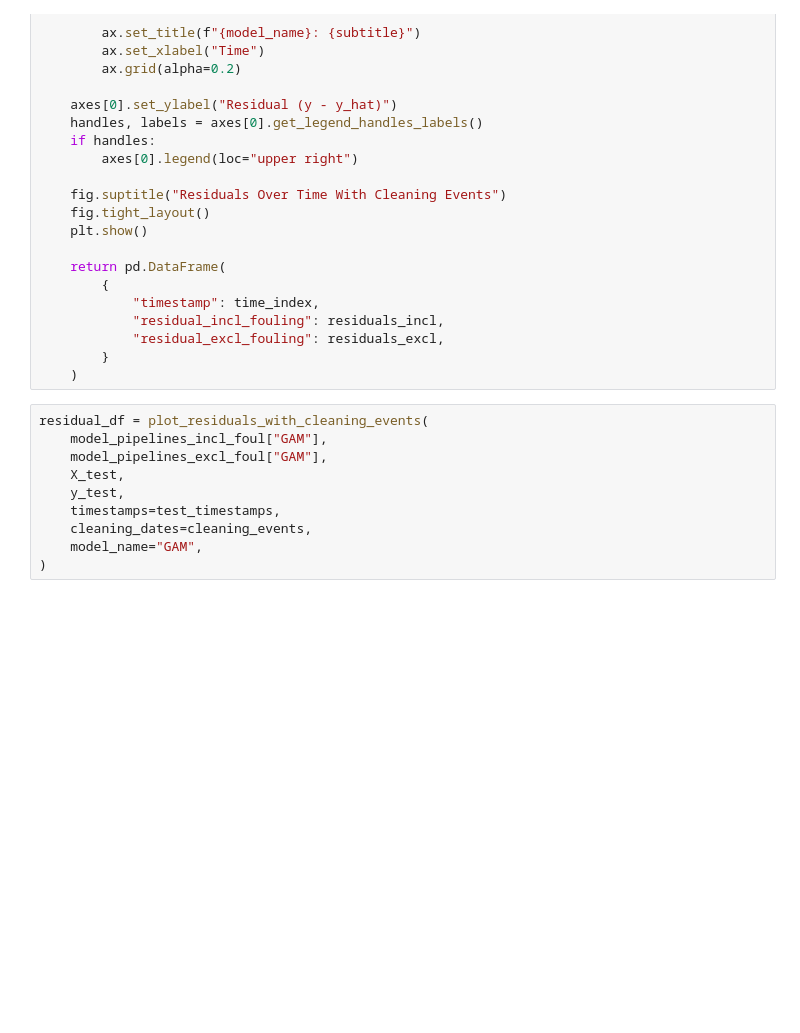
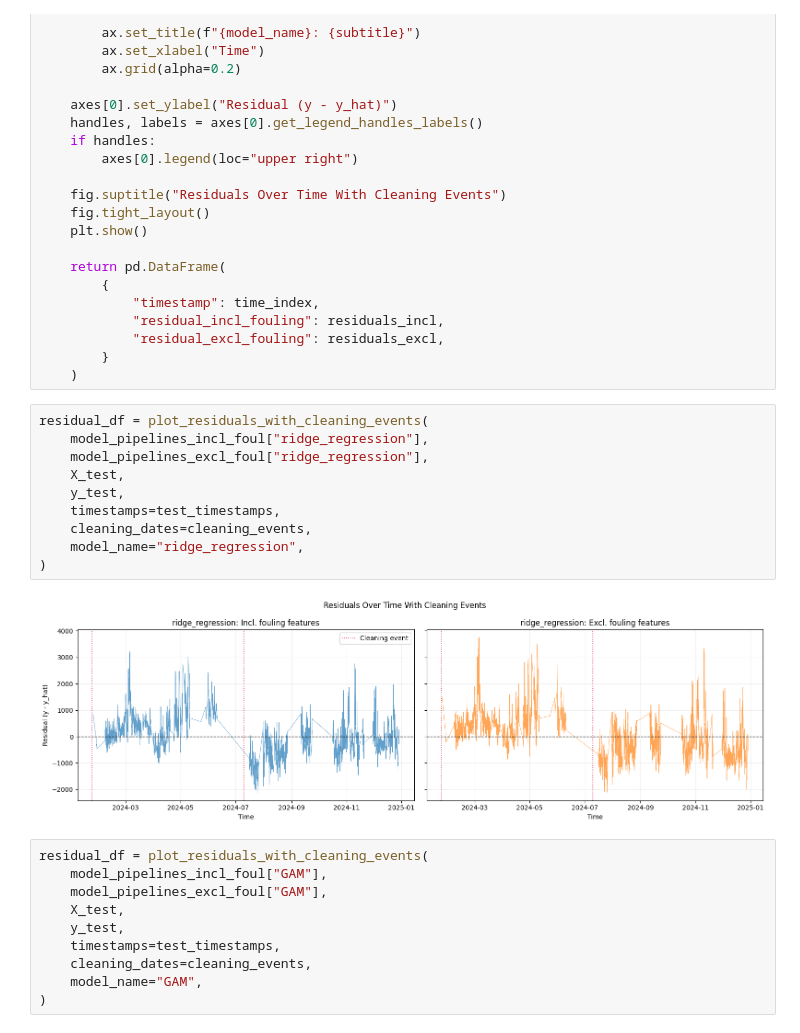
Before and after one commit to AugustBjerg/Master-s-thesis, a Jupyter notebook: code/modelling/notebooks/evaluation.ipynb, the cells around one changed output. Drawn from its saved outputs; the diff is of its cells as text; blank space fills up the shorter version.

Commit message:
WIP - model tuning and specs

```diff
--- a/code/modelling/notebooks/evaluation.ipynb
+++ b/code/modelling/notebooks/evaluation.ipynb
@@ -400,6 +398,18 @@ def plot_residuals_with_cleaning_events(
             "residual_excl_fouling": residuals_excl,
         }
     )
+# %%
+residual_df = plot_residuals_with_cleaning_events(
+    model_pipelines_incl_foul["ridge_regression"],
+    model_pipelines_excl_foul["ridge_regression"],
+    X_test,
+    y_test,
+    timestamps=test_timestamps,
+    cleaning_dates=cleaning_events,
+    model_name="ridge_regression",
+)
+# %% [output]
+[figure, added]
 # %%
 residual_df = plot_residuals_with_cleaning_events(
     model_pipelines_incl_foul["GAM"],
```
Also changed, not shown: parts of 21 cells of this notebook.
